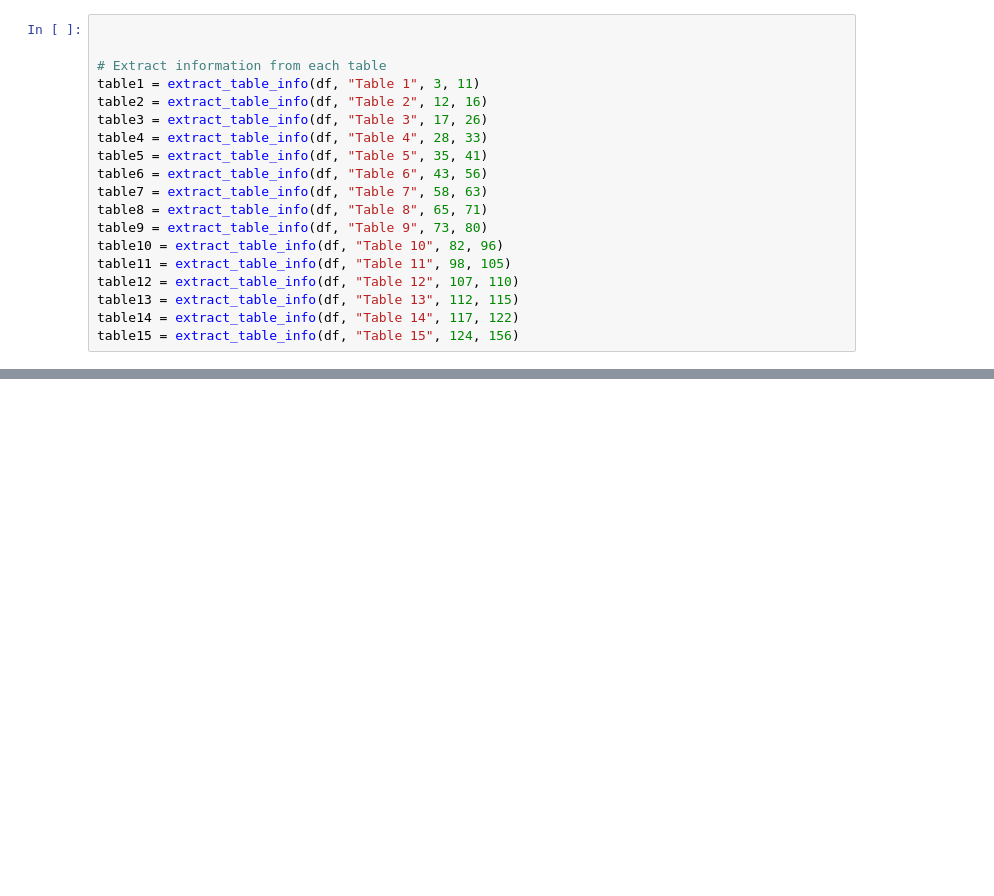
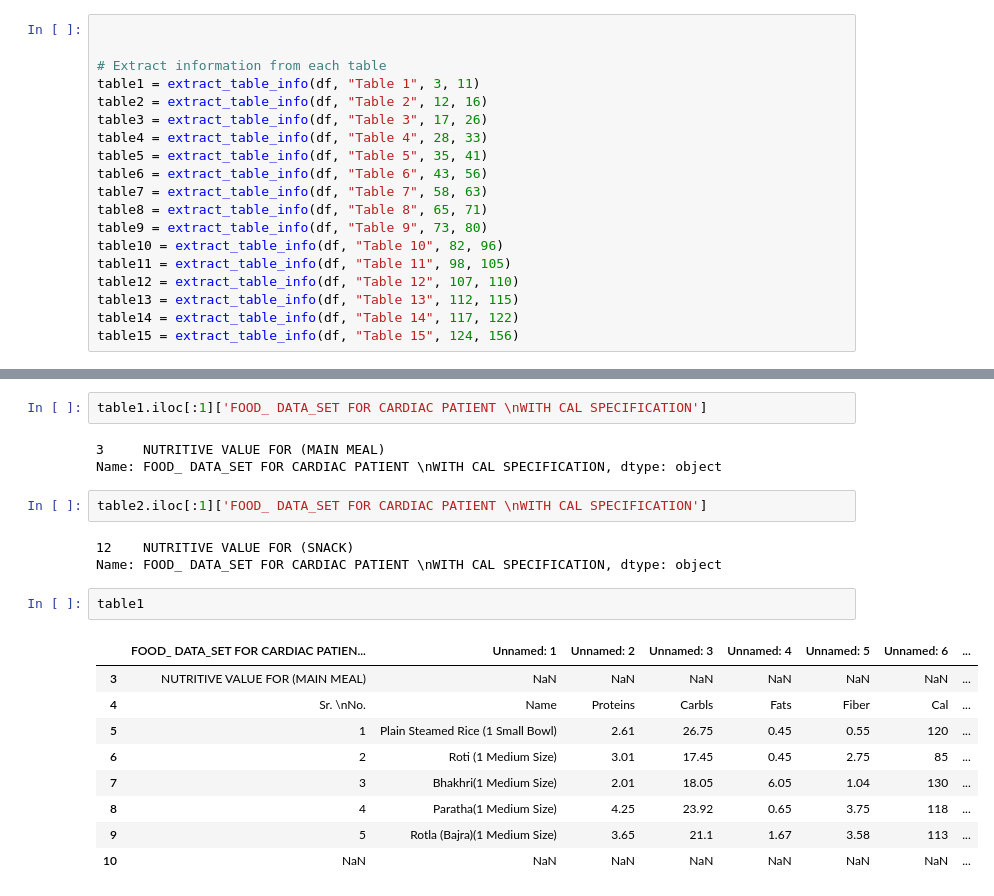
Before and after one commit to Uttampatel1/cardiac-patients-food-recommendation, a Jupyter notebook: notebooks/food_recommendation.ipynb, the cells around one changed output, grey strips where cells are left out. Saved outputs shown, nothing was run; the diff lists cells and outputs as text; blank space fills up the shorter version.

```diff
--- a/notebooks/food_recommendation.ipynb
+++ b/notebooks/food_recommendation.ipynb
@@ -180,0 +161,22 @@ table15
+# %%
+table1.iloc[:1]['FOOD_ DATA_SET FOR CARDIAC PATIENT \nWITH CAL SPECIFICATION']
+# %% [output]
+3     NUTRITIVE VALUE FOR (MAIN MEAL)
+Name: FOOD_ DATA_SET FOR CARDIAC PATIENT \nWITH CAL SPECIFICATION, dtype: object
+# %%
+table2.iloc[:1]['FOOD_ DATA_SET FOR CARDIAC PATIENT \nWITH CAL SPECIFICATION']
+# %% [output]
+12    NUTRITIVE VALUE FOR (SNACK)
+Name: FOOD_ DATA_SET FOR CARDIAC PATIENT \nWITH CAL SPECIFICATION, dtype: object
+# %%
+table1
+# %% [output]
+|  | FOOD_ DATA_SET FOR CARDIAC PATIEN... | Unnamed: 1 | Unnamed: 2 | Unnamed: 3 | Unnamed: 4 | Unnamed: 5 | Unnamed: 6 | ... |
+| 3 | NUTRITIVE VALUE FOR (MAIN MEAL) | NaN | NaN | NaN | NaN | NaN | NaN | ... |
+| 4 | Sr. \nNo. | Name | Proteins | Carbls | Fats | Fiber | Cal | ... |
+| 5 | 1 | Plain Steamed Rice (1 Small Bowl) | 2.61 | 26.75 | 0.45 | 0.55 | 120 | ... |
+| 6 | 2 | Roti (1 Medium Size) | 3.01 | 17.45 | 0.45 | 2.75 | 85 | ... |
+| 7 | 3 | Bhakhri(1 Medium Size) | 2.01 | 18.05 | 6.05 | 1.04 | 130 | ... |
+| 8 | 4 | Paratha(1 Medium Size) | 4.25 | 23.92 | 0.65 | 3.75 | 118 | ... |
+| 9 | 5 | Rotla (Bajra)(1 Medium Size) | 3.65 | 21.1 | 1.67 | 3.58 | 113 | ... |
+| 10 | NaN | NaN | NaN | NaN | NaN | NaN | NaN | ... |
```
Also changed, not shown: parts of 2 cells of this notebook, 4 other files.
